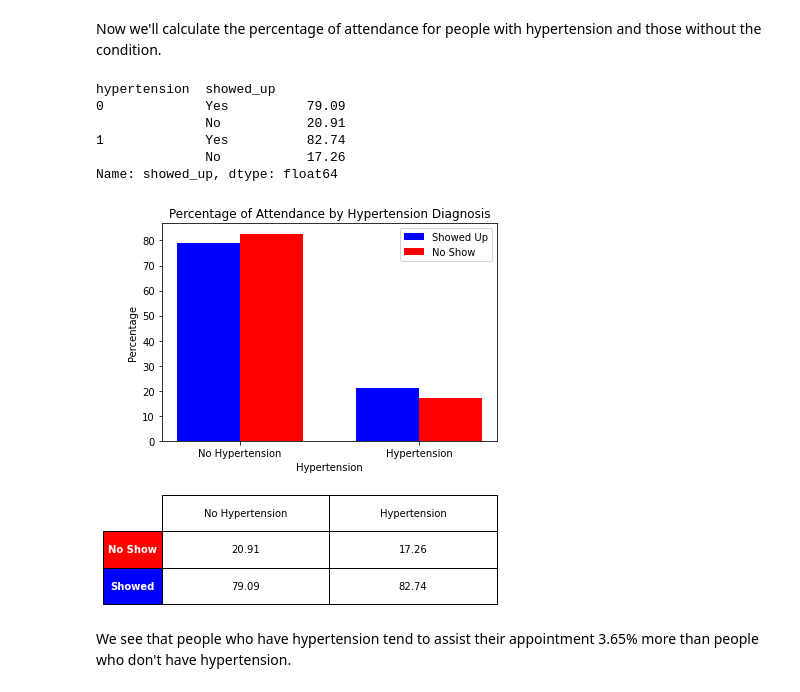
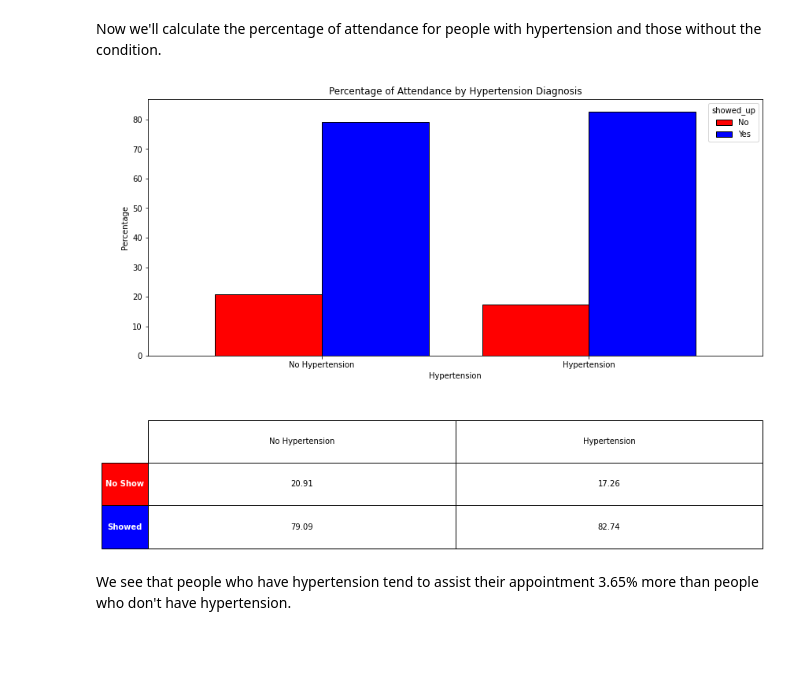
Before and after one commit to jlvalport/Medical-appointments-analysis, a Jupyter notebook: No-show Medical Appointments Analysis.ipynb, the cells around one changed output. Drawn from its saved outputs; the diff is of its cells as text; code cells hidden in the pictures; blank space fills up the shorter version.

```diff
--- a/No-show Medical Appointments Analysis.ipynb
+++ b/No-show Medical Appointments Analysis.ipynb
@@ -493,49 +494,9 @@ We visualize in the chart that the number of people with hypertension is much lo
 # %% [markdown]
 Now we'll calculate the percentage of attendance for people with hypertension and those without the condition.
-# %%
-# We get the percentages of people with hypertension that showed up and the ones who didn't
-grouped_hyper_per = df.groupby(['hypertension'])['showed_up'].value_counts(normalize=True).mul(100).round(2)
-grouped_hyper_per
-# %% [output]
-hypertension  showed_up
-0             Yes          79.09
-              No           20.91
-1             Yes          82.74
-              No           17.26
-Name: showed_up, dtype: float64
-# %%
-ind_x = np.arange(len(grouped_hyper_per[0]))  # the x locations for the groups
-width_bars = 0.35       # the width of the bars
-
-blue_bars = plt.bar(ind_x, grouped_hyper_per[0], width_bars, color='blue', label='Showed Up')
-orange_bars = plt.bar(ind_x + width_bars, grouped_hyper_per[1], width_bars, color='red', label='No Show')
-
-# title and labels
-plt.ylabel('Percentage')
-plt.xlabel('Hypertension')
-plt.title('Percentage of Attendance by Hypertension Diagnosis')
-locations = ind_x + width_bars / 2  # xtick locations
-labels = ['No Hypertension', 'Hypertension']  # xtick labels
-plt.xticks(locations, labels)
-
-# legend
-plt.legend();
-
-table = plt.table(cellText = grouped_hyper_per.unstack().transpose().values,
-                    rowLabels = [ 'No Show', 'Showed'],
-                    colLabels = ['No Hypertension', 'Hypertension'],
-                    rowColours = ['red', 'blue'],
-                    cellLoc = 'center',
-                    rowLoc = 'center',
-                    loc = 'bottom',
-                    bbox = [0, -0.75, 1, 0.5])
-
-table[(1, -1)].get_text().set_color('white')
-table[(1, -1)].set_text_props(fontweight='bold')
-table[(2, -1)].get_text().set_color('white')
-table[(2, -1)].set_text_props(fontweight='bold')
-# %% [output]
-[figure, removed]
+# %%
+group_and_plot(df, 'hypertension', True)
+# %% [output]
+[figure, added]
 # %% [markdown]
 We see that people who have hypertension tend to assist their appointment 3.65% more than people who don't have hypertension.
 # %% [markdown]
```
Also changed, not shown: parts of 74 cells of this notebook.
